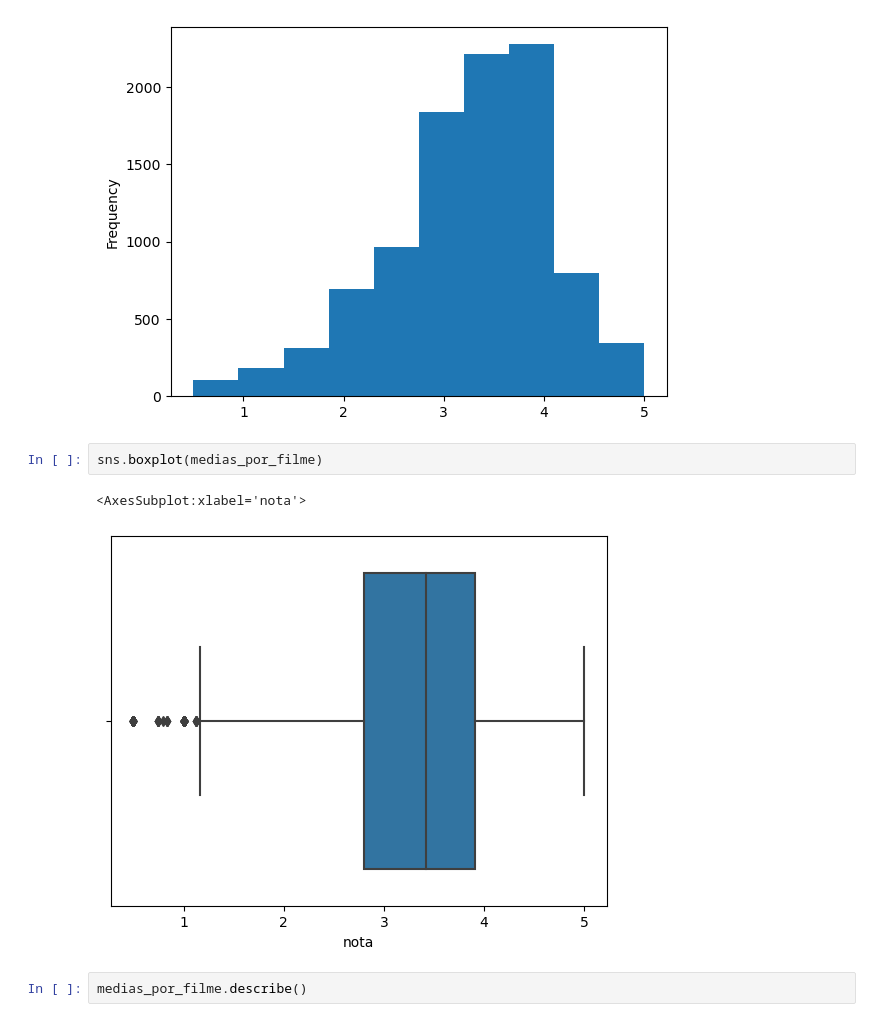
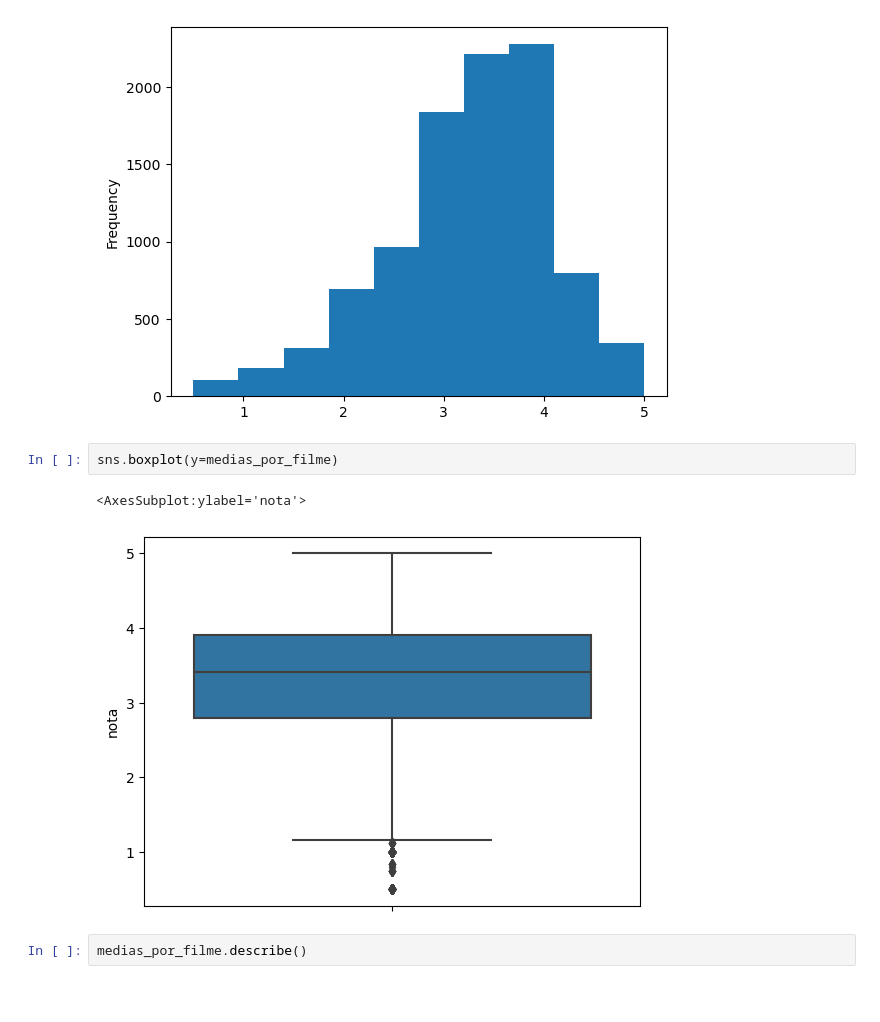
Before and after one commit to JonatasFontele/data-science-alura, a Jupyter notebook: movielens-ml-latest-small-ratings.ipynb, the cells around one changed output. Cells and saved outputs as stored; diff of their text form; blank space fills up the shorter version.

```diff
--- a/movielens-ml-latest-small-ratings.ipynb
+++ b/movielens-ml-latest-small-ratings.ipynb
@@ -146,10 +146,10 @@ medias_por_filme.plot(kind='hist')
 <AxesSubplot:ylabel='Frequency'>
 [figure]
 # %%
-sns.boxplot(medias_por_filme)
+sns.boxplot(y=medias_por_filme)
 # %% [output]
-<AxesSubplot:xlabel='nota'>
+<AxesSubplot:ylabel='nota'>
-[figure, old version]
+[figure, new version]
 # %%
 medias_por_filme.describe()
 # %% [output]
```
Also changed, not shown: parts of 1 cell of this notebook.
